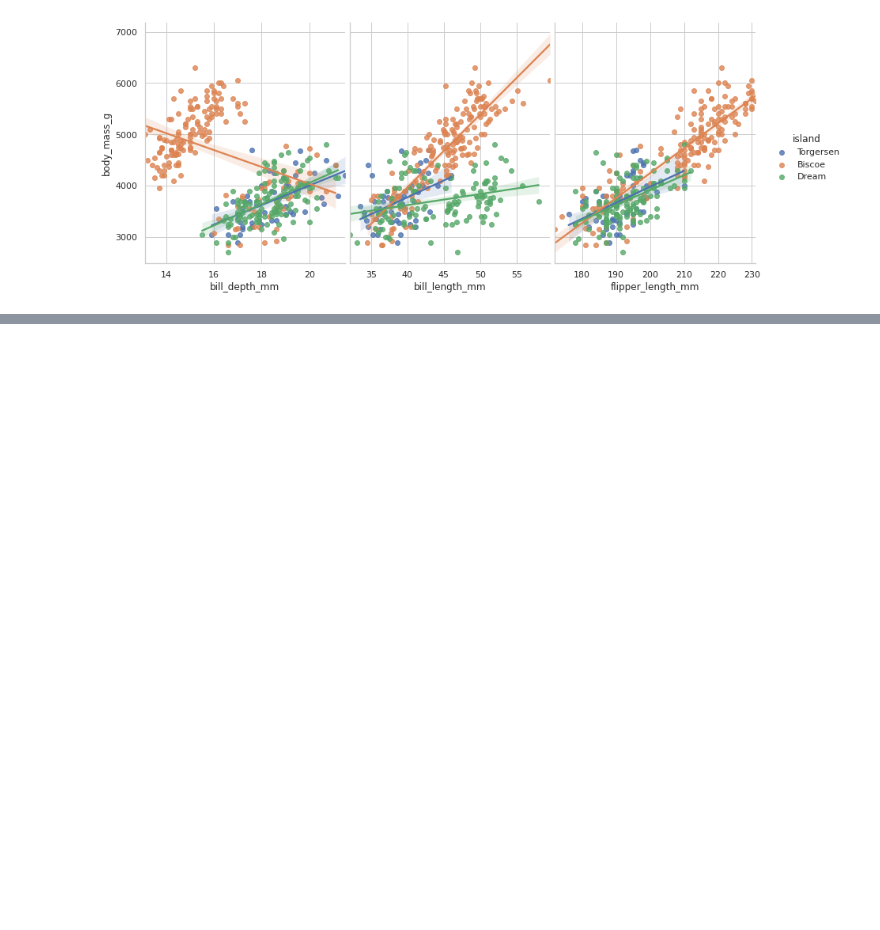
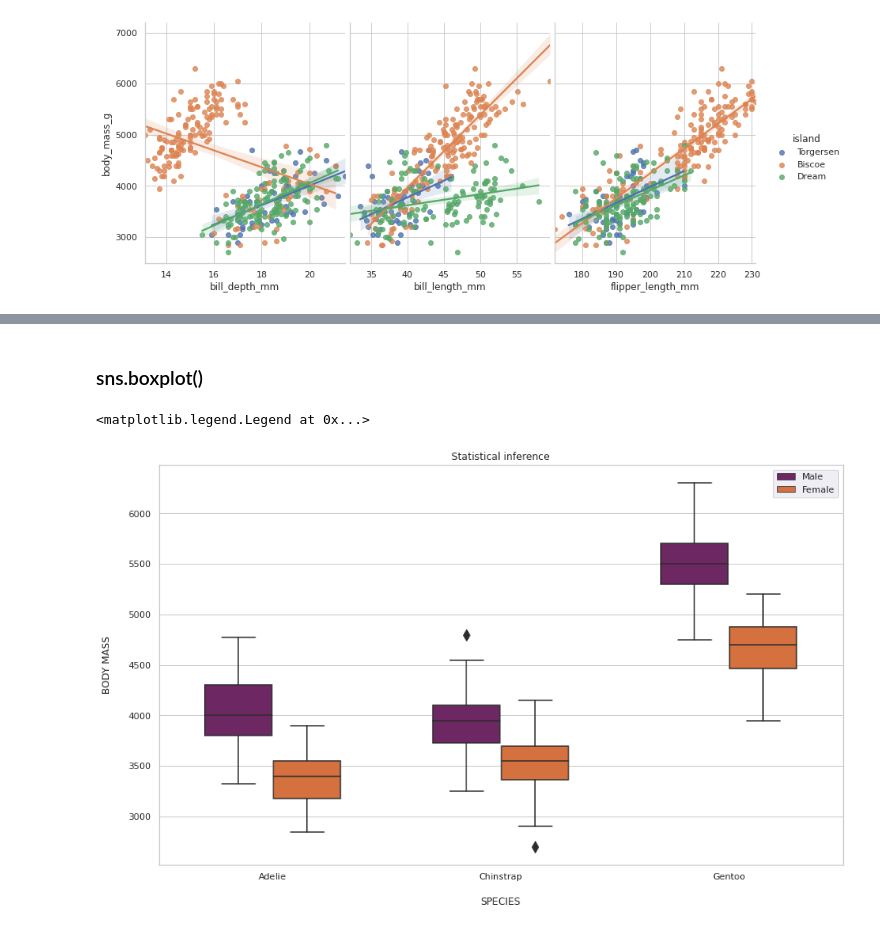
Before and after one commit to Sureshkrishh/Datascience-notes, a Jupyter notebook: 1. Python/012. Seaborn.ipynb, the cells around one changed output, grey strips where cells are left out. Saved outputs shown, nothing was run; the diff lists cells and outputs as text; code cells hidden in the pictures; blank space fills up the shorter version.

```diff
--- a/1. Python/012. Seaborn.ipynb
+++ b/1. Python/012. Seaborn.ipynb
@@ -346,0 +378,23 @@ plt.show()
+# %% [markdown]
+### sns.boxplot()
+# %%
+plt.subplots(figsize=(15,9))
+
+sns.set_theme()
+
+sns.boxplot(x='species',
+            y='body_mass_g',
+            data= pn,
+            hue='sex',
+            palette = 'inferno',
+            width = 0.6,
+            linewidth = 1.5,
+            fliersize = 10)   # size of outliers point
+
+plt.xlabel('\nSPECIES')
+plt.ylabel('BODY MASS\n')
+plt.title('Statistical inference')
+plt.legend()
+# %% [output]
+<matplotlib.legend.Legend at 0x...>
+[figure, added]
```
Also changed, not shown: parts of 11 cells of this notebook.
